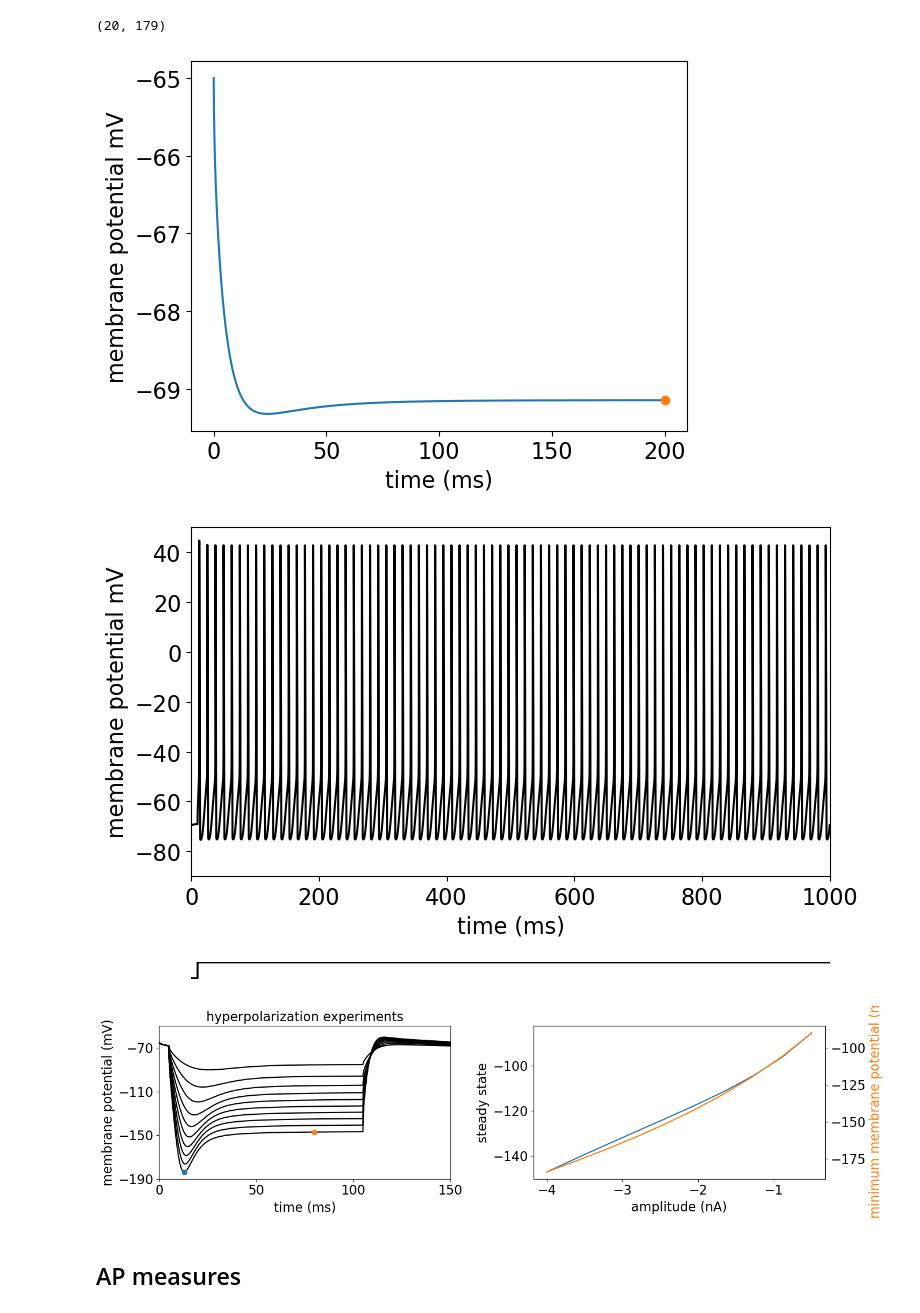
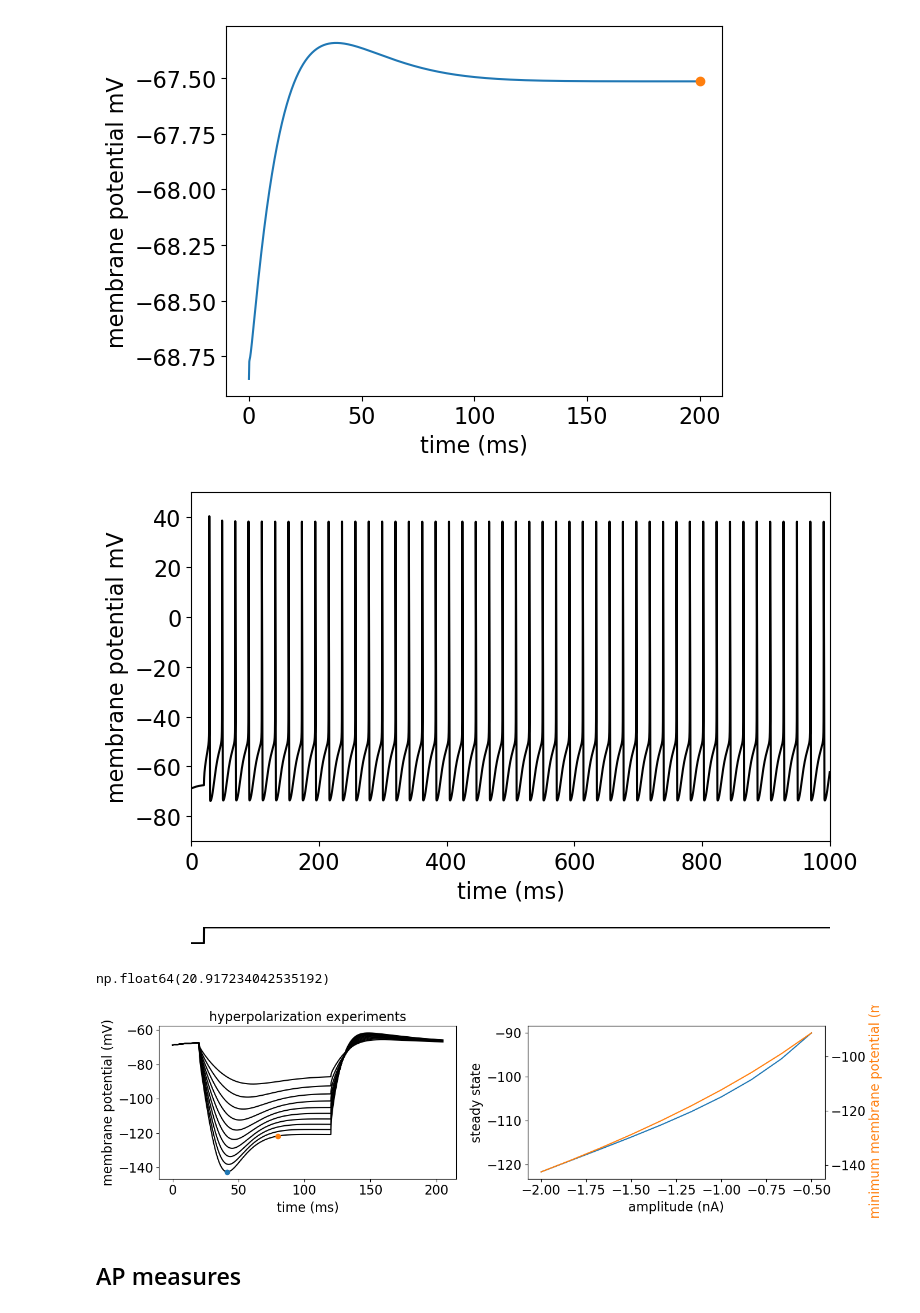
Before and after one commit to jonescompneurolab/hnn-tuning, a Jupyter notebook: new_cells_dev/cells/l23_compare_allensdk.ipynb, the cells around one changed output. Saved outputs shown, nothing was run; the diff lists cells and outputs as text; code cells hidden in the pictures.

```diff
--- a/new_cells_dev/cells/l23_compare_allensdk.ipynb
+++ b/new_cells_dev/cells/l23_compare_allensdk.ipynb
@@ -41,39 +45,40 @@ plt.rcParams['legend.fontsize'] = 16     # Legend text
 # %%
 iascone_model_params = {'soma': {'NaTs2_t_32d': 20_400e-4*3.5,
                                 'SKv3_1': 6_930e-4*4.5,
-                                'Nap_Et2': 1e-4/2*0.01,
+                                'Nap_Et2': 1e-4/2,
                                 'Ca_HVA': 9.92e-04,
                                 'Ca_LVAst': 34.3e-4,
 
                                 #'SK_E2': 0.099433/2*0.001,
-                                'pas': 1.0 / 15000.0,
-                                'Ih': 0.000080*2,
-                                'Im': 8e-3*4},
+                                'pas': 1.0 / 37000.0,
+                                'Ih': 0.000080*0.5,
+                                'Im': 8e-3*2},
                         'basal': {'NaTs2_t_32d': 0.008009*0.01,#partial(linear_gbar,0.008009/2,0,255),
                                   'SKv3_1': 0.000513*0.01,#partial(linear_gbar,0,6_930e-4*0.1,255),
                                   'Ih': 0.00008,
-                                  'pas':  1.0 / 15000.0},
-                        'dend': {'NaTa_t_32d': 0.008009*0.01,
-                                'SKv3_1': 0.000513*0.01,
-                                'Ca_HVA': 0.000374e-2/2,
-                                'Ca_LVAst': 0.000778e-2/2,
-                                'pas': 1.0 / 15000.0,
+                                  'pas':  1.0 / 37000.0},
+                        'dend': {'NaTa_t_32d': 0.008009,
+                                'SKv3_1': 0.000513,
+                                'Ca_HVA': partial(linear_gbar, 2.78e-5/2*1., 2.78e-5/2*1, 400, hotzone=[400, 600], hotzone_factor=1),
+                                'Ca_LVAst': partial(linear_gbar, 93.5e-6, 93.5e-6*1, 400, hotzone=[400, 600], hotzone_factor=1),
+                                'pas': 1.0 / 37000.0,
+                                #'SK_E2': 0.099433/2*0.00001,
                                 'Ih': {'gbar': 0.000080, 'offset': -0.869600, 'slope':2, 'factor_exp':1/110},
-                                'Im': 8e-3/2},
+                                'Im': 8e-3*0},
                         'e_pas': -75}
 
 
 
 section_params, end_pts, cell_tree = l2_params()
 
-v_init = {'soma': -69.50146436429564,
-        'basal_1': -69.57111623972537,
-        'basal_2': -69.77585981286512,
-        'basal_3': -69.77585981286512,
-        'apical_oblique': -69.3913949830979,
-        'apical_trunk': -69.34896937583262,
-        'apical_1': -68.04599631736627,
-        'apical_tuft': -65.71268296945331}
+v_init = {'soma': -68.85159703362191,
+        'basal_1': -68.9013799898162,
+        'basal_2': -69.04833422207797,
+        'basal_3': -69.04833422207797,
+        'apical_oblique': -68.67137672693937,
+        'apical_trunk': -68.69214528583284,
+        'apical_1': -67.42523827628489,
+        'apical_tuft': -65.21723613840336}
 
 # build sections
 section_names = list(end_pts.keys())
@@ -93,37 +104,33 @@ l3_allen.ap_width *= 1000
 
 ephys_measures = dict()
-# %%
-len(l2_allen), len(l3_allen)
-# %% [output]
-(20, 179)
 # %%
 l2pyr= Cell(sections, cell_tree, cell_type='L2_pyramdial', gid=0)
 
 l2pyr.build()
 l2pyr = mech_class.add_mechs(l2pyr, iascone_model_params)
 
 t = h.Vector().record(h._ref_t)
 soma_v = h.Vector().record(l2pyr._nrn_sections['soma'](0.5)._ref_v)
 
 h.celsius = 37
 h.dt = 0.01
-h.finitialize(-65 * mV)
+h.finitialize()
 h.continuerun(200 * ms)
 
 fig, ax = plt.subplots()
 
 # RMP
 ephys_measures['RMP'] = soma_v[-3]
 
 ax.plot(t, soma_v)
 ax.set_ylabel('membrane potential mV')
 ax.set_xlabel('time (ms)')
 
 ax.plot(t[-3],soma_v[-3], 'o', color='tab:orange')
 
 fig.savefig(os.path.join(figpth, 'RMP_l23.png'))
 # %% [output]
-[figure, old version]
+[figure, new version]
 # %%
 # add stimulation
 
@@ -133,18 +140,17 @@ l2pyr.build()
 l2pyr = mech_class.add_mechs(l2pyr, iascone_model_params)
 
 stim = h.IClamp(l2pyr._nrn_sections['soma'](0.5))
-stim.delay = 10
+stim.delay = 20
 stim.dur = 1000
-stim.amp = 1.2
+stim.amp = .9
 clamp_current = h.Vector().record(stim._ref_i)
 
 t = h.Vector().record(h._ref_t)
 soma_v = h.Vector().record(l2pyr._nrn_sections['soma'](0.5)._ref_v)
 
 h.celsius = 37
-h.dt = 0.01
 h.finitialize()
-h.continuerun(1000 * ms)
+h.continuerun(1020 * ms)
 
 fig, ax = plt.subplots(2,1, height_ratios=[1, 0.05],figsize=(8,5))
 
@@ -164,7 +170,7 @@ fig.savefig(os.path.join(figpth, 'continuous_clamp.svg'))
 
 # inhibitory neurons are extremely excitable!
 # %% [output]
-[figure, old version]
+[figure, new version]
 # %%
 # ISI
 from scipy.signal import find_peaks
@@ -173,11 +179,15 @@ aps = find_peaks(soma_v,height=0)[0]
 
 ephys_measures['first_isi'] = np.diff(t.as_numpy()[aps])[0]
 ephys_measures['mean_isi'] = np.mean(np.diff(t.as_numpy()[aps]))
+# %%
+ephys_measures['mean_isi']
+# %% [output]
+np.float64(20.917234042535192)
 # %%
 # sag_ratio
 from scipy.signal import find_peaks
 
-ampl = np.linspace(-4, -.5, 10)
+ampl = np.linspace(-2, -.5, 10)
 
 fig, ax = plt.subplots(1,2, figsize = (14, 4))
 
@@ -194,7 +204,7 @@ for i,amp in enumerate(ampl):
     l2pyr = mech_class.add_mechs(l2pyr, iascone_model_params)
 
     stim = h.IClamp(l2pyr._nrn_sections['soma'](0.5))
-    stim.delay = 5
+    stim.delay = 20
     stim.dur = 100
     stim.amp = amp
     clamp_current = h.Vector().record(stim._ref_i)
@@ -204,7 +214,7 @@ for i,amp in enumerate(ampl):
 
     h.celsius = 37
     h.dt = 0.01
-    h.finitialize(-65 * mV)
+    h.finitialize()
     h.continuerun(205 * ms)
 
     steady_idx = np.argmin(np.abs(t-80))
@@ -222,10 +232,10 @@ for i,amp in enumerate(ampl):
 ax[0].set_ylabel('membrane potential (mV)')
 ax[0].set_xlabel('time (ms)')
 ax[0].set_title('hyperpolarization experiments')
-ax[0].set_ylim([-190, -50])
-ax[0].set_yticks(np.arange(-190, -50, 40))
-ax[0].set_xlim([0, 150])
-ax[0].set_xticks(np.arange(0, 151, 50))
+# ax[0].set_ylim([-190, -50])
+# ax[0].set_yticks(np.arange(-190, -50, 40))
+# ax[0].set_xlim([0, 150])
+# ax[0].set_xticks(np.arange(0, 151, 50))
 ax[1].plot(ampl, steady_state)
 ax[1].set_xlabel('amplitude (nA)')
 ax[1].set_ylabel('steady state')
@@ -239,4 +249,4 @@ fig.savefig(figpth+'hyperpolarization.svg')
 
 ephys_measures['sag'] = np.mean((min_membr_pot-steady_state)/min_membr_pot)
 # %% [output]
-[figure, old version]
+[figure, new version]
```
Also changed, not shown: parts of 12 cells of this notebook, 16 other files.
